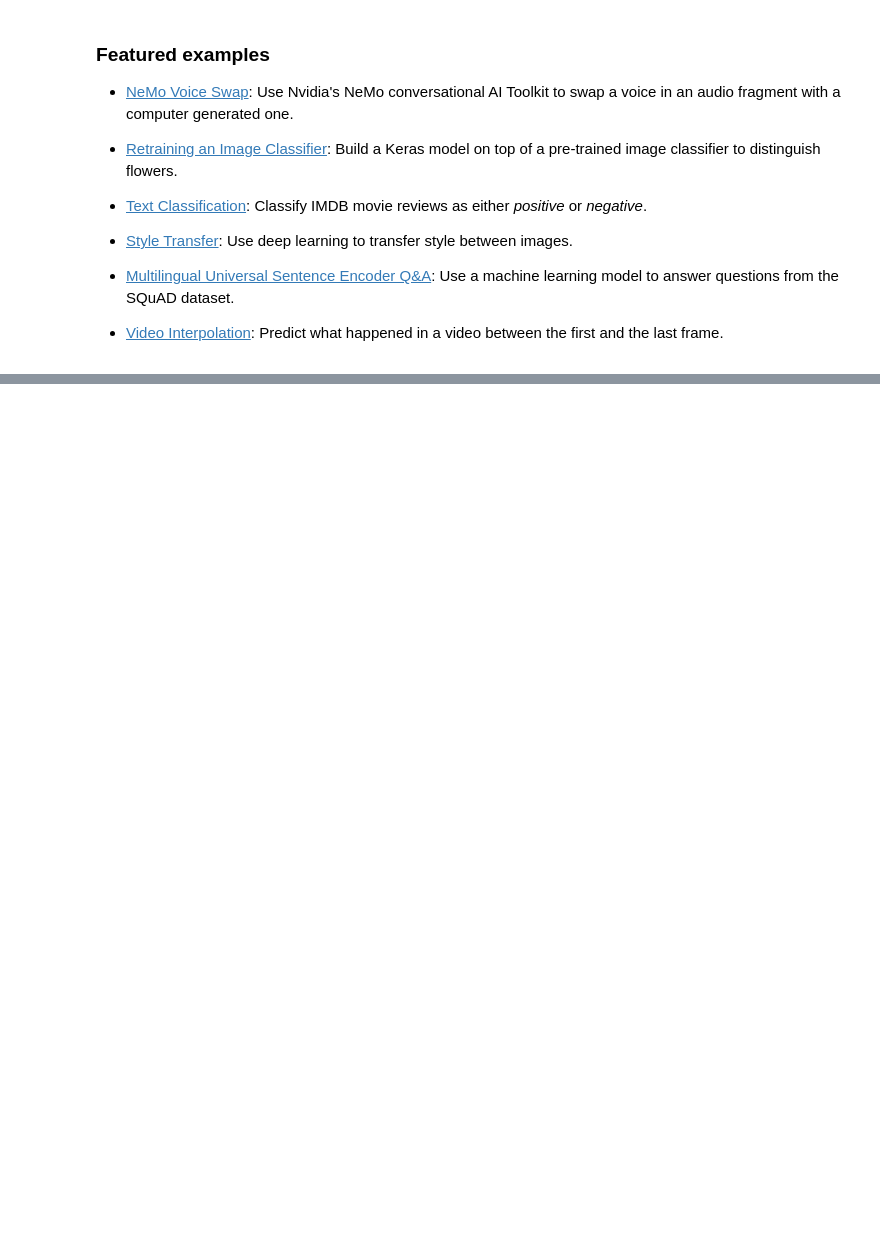
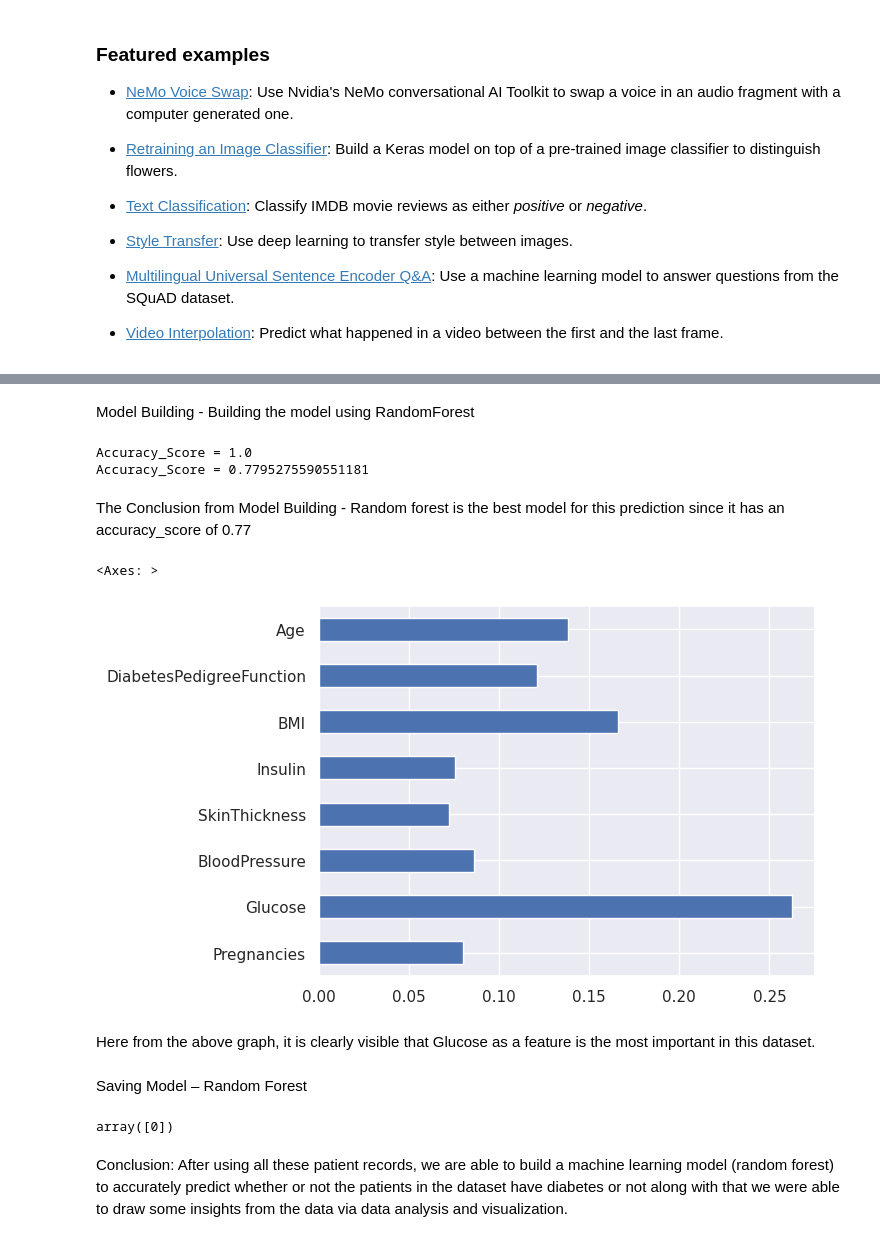
Before and after one commit to rajeev-chakraborty/MachineLearning, a Jupyter notebook: DiabetesPrediction.ipynb, the cells around one changed output, grey strips where cells are left out. Cells and saved outputs as stored; diff of their text form; code cells hidden in the pictures; blank space fills up the shorter version.

```diff
--- a/DiabetesPrediction.ipynb
+++ b/DiabetesPrediction.ipynb
@@ -172,0 +243,49 @@ warnings.filterwarnings('ignore')
+# %% [markdown]
+Model Building - Building the model using RandomForest
+# %%
+X = diabetes_df.drop('Outcome', axis=1)
+y = diabetes_df['Outcome']
+from sklearn.model_selection import train_test_split
+X_train, X_test, y_train, y_test = train_test_split(X,y, test_size=0.33,
+                                                    random_state=7)
+from sklearn.ensemble import RandomForestClassifier
+
+rfc = RandomForestClassifier(n_estimators=200)
+rfc.fit(X_train, y_train)
+rfc_train = rfc.predict(X_train)
+from sklearn import metrics
+
+print("Accuracy_Score =", format(metrics.accuracy_score(y_train, rfc_train)))
+from sklearn import metrics
+
+predictions = rfc.predict(X_test)
+print("Accuracy_Score =", format(metrics.accuracy_score(y_test, predictions)))
+# %% [output]
+Accuracy_Score = 1.0
+Accuracy_Score = 0.7795275590551181
+# %% [markdown]
+The Conclusion from Model Building - Random forest is the best model for this prediction since it has an accuracy_score of 0.77
+# %%
+rfc.feature_importances_
+(pd.Series(rfc.feature_importances_, index=X.columns).plot(kind='barh'))
+# %% [output]
+<Axes: >
+[figure, added]
+# %% [markdown]
+Here from the above graph, it is clearly visible that Glucose as a feature is the most important in this dataset.
+# %% [markdown]
+Saving Model – Random Forest
+# %%
+import pickle
+saved_model = pickle.dumps(rfc)
+rfc_from_pickle = pickle.loads(saved_model)
+rfc_from_pickle.predict(X_test)
+diabetes_df.head()
+diabetes_df.tail()
+rfc.predict([[0,137,40,35,168,43.1,2.228,33]]) #4th patient
+rfc.predict([[10,101,76,48,180,32.9,0.171,63]])  # 763 th patient
+# %% [output]
+array([0])
+# %% [markdown]
+Conclusion:
+After using all these patient records, we are able to build a machine learning model (random forest) to accurately predict whether or not the patients in the dataset have diabetes or not along with that we were able to draw some insights from the data via data analysis and visualization.
```
Also changed, not shown: parts of 5 cells of this notebook.
